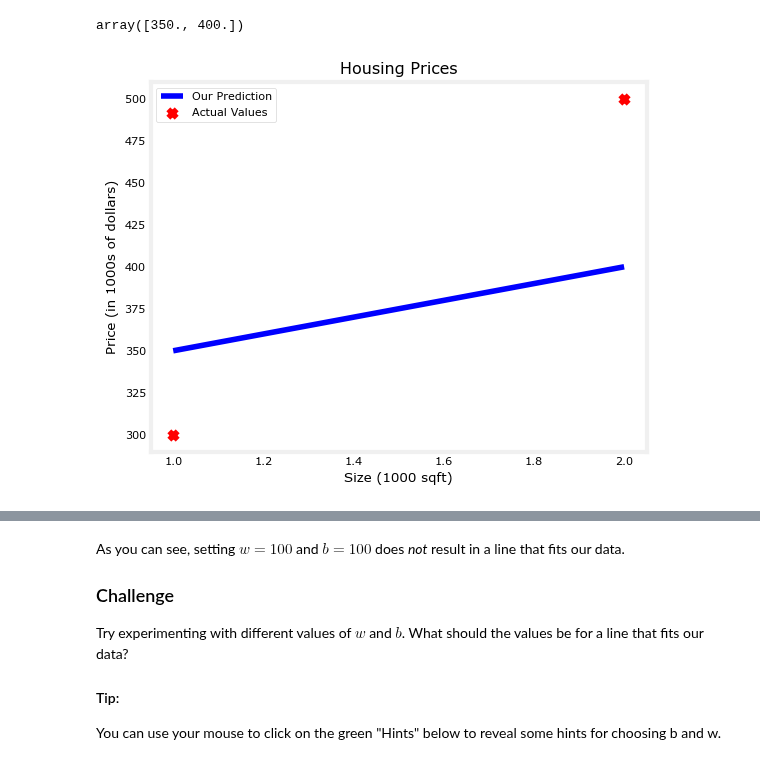
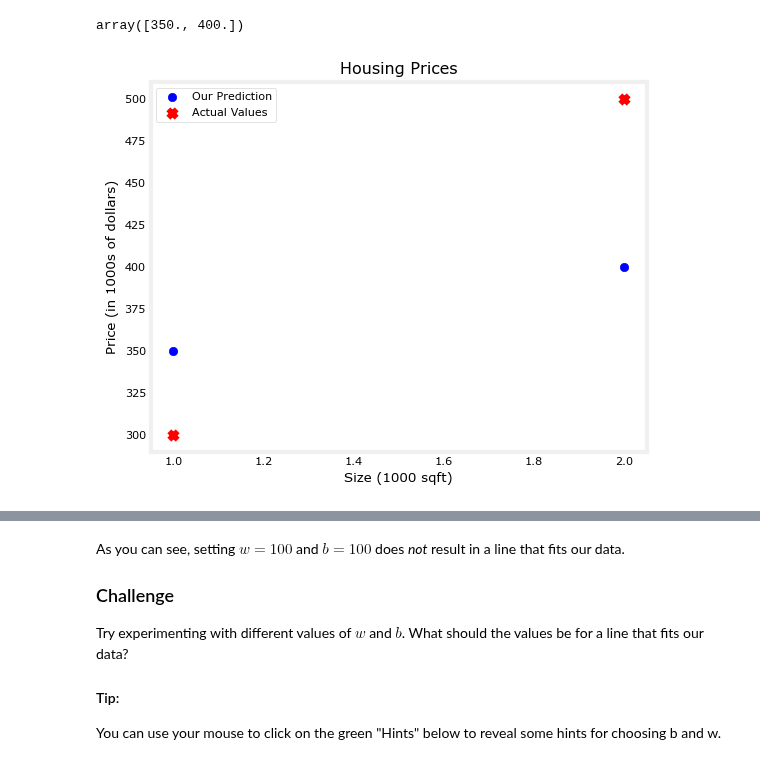
Before and after one commit to AidenHadisi/courses, a Jupyter notebook: Machine Learning/3. Lab.ipynb, the cells around one changed output, grey strips where cells are left out. Cells and saved outputs as stored; diff of their text form; code cells hidden in the pictures.

```diff
--- a/Machine Learning/3. Lab.ipynb
+++ b/Machine Learning/3. Lab.ipynb
@@ -169,19 +169,19 @@ tmp_f_wb
 array([350., 400.])
 # %%
 # Plot our model prediction
-plt.plot(x_train, tmp_f_wb, c='b',label='Our Prediction')
+plt.scatter(x_train, tmp_f_wb, c='b',label='Our Prediction')
 
 # Plot the data points
 plt.scatter(x_train, y_train, marker='x', c='r',label='Actual Values')
 
 # Set the title
 plt.title("Housing Prices")
 # Set the y-axis label
 plt.ylabel('Price (in 1000s of dollars)')
 # Set the x-axis label
 plt.xlabel('Size (1000 sqft)')
 plt.legend()
 plt.show()
 # %% [output]
-[figure, old version]
+[figure, new version]
 # %%
```
Also changed, not shown: parts of 1 cell of this notebook, 1 other file.
